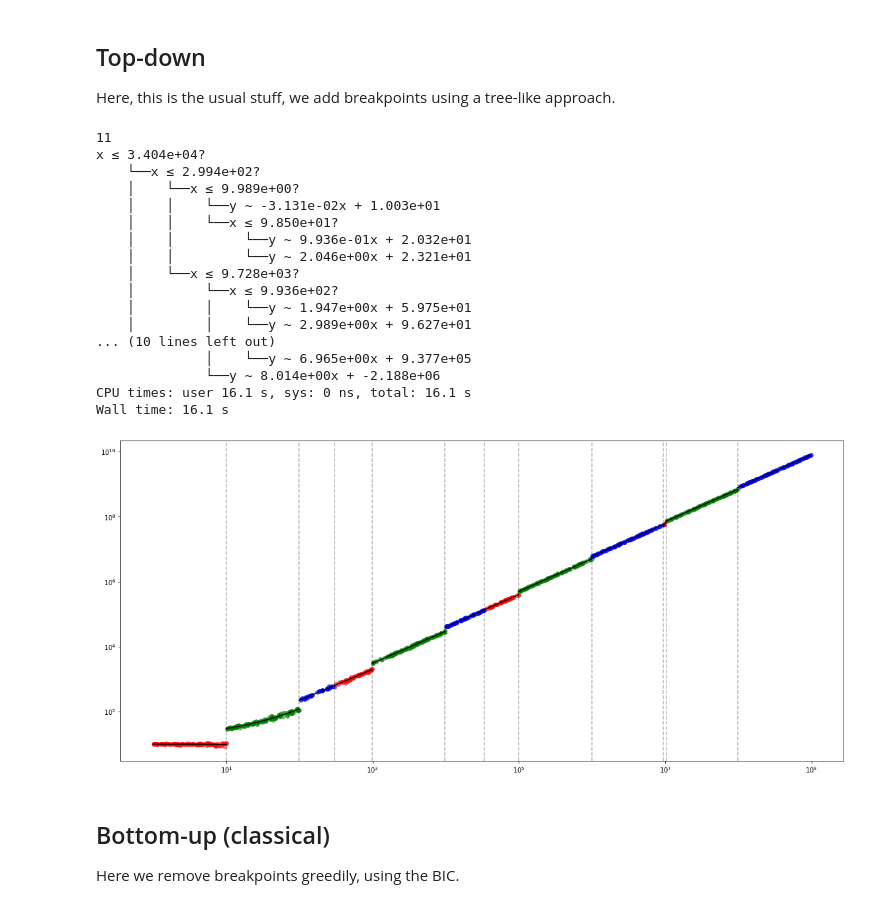
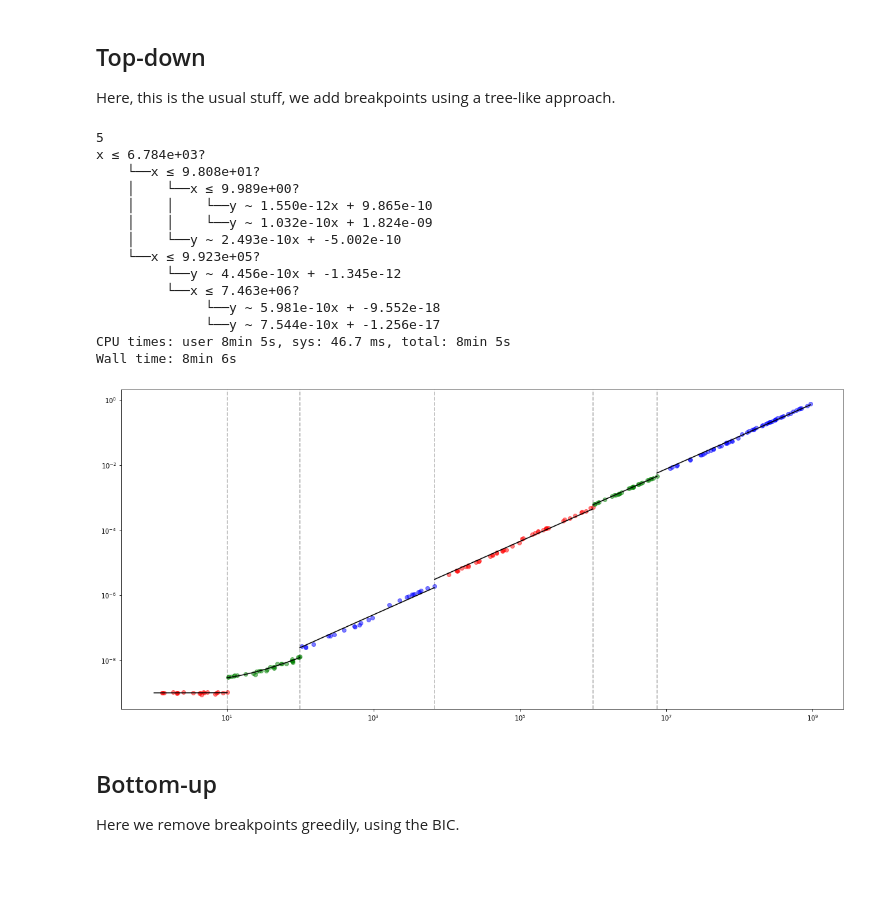
Before and after one commit to Ezibenroc/pycewise, a Jupyter notebook: log_data.ipynb, the cells around one changed output. Saved outputs shown, nothing was run; the diff lists cells and outputs as text; code cells hidden in the pictures; blank space fills up the shorter version.

Commit message:
Run the notebook with the new log regression

```diff
--- a/log_data.ipynb
+++ b/log_data.ipynb
@@ -17,7 +17,7 @@ print(__git_version__)
 min_x = 1
 max_x = 1e9
 nb_breakpoints = 6
-size = 1000
+size = 200
 numpy.random.seed(27)
 #breakpoints = list(sorted(numpy.exp(numpy.random.uniform(numpy.log(min_x), numpy.log(max_x), nb_breakpoints))))
 breakpoints = [10**n for n in range(1, 9)]
@@ -30,15 +30,15 @@ for i, x in enumerate(x_list):
     if x > tmp_break[interval_idx]:
         interval_idx += 1
     assert x <= tmp_break[interval_idx]
-    slope = interval_idx
-    intercept = (interval_idx+1)*10
+    slope = interval_idx*1e-10
+    intercept = (interval_idx+1)*10*1e-10
     y_list.append(x*slope + intercept)
 dataset = list(zip(x_list, y_list))
 # %% [output]
 Breakpoints: [10, 100, 1000, 10000, 100000, 1000000, 10000000, 100000000]
 # %%
 sigma = 0.1
-noisy_dataset = [(x, y+numpy.random.normal(scale=sigma)*x) for x, y in dataset]
+noisy_dataset = [(x, y+numpy.random.normal(scale=sigma)*x*1e-10) for x, y in dataset]
 x = [t[0] for t in noisy_dataset]
 x = numpy.array(x)
 y = [t[1] for t in noisy_dataset]
@@ -49,31 +49,28 @@ y = numpy.array(y)
 Here, this is the usual stuff, we add breakpoints using a tree-like approach.
 # %%
 %%time
-reg = compute_regression(x, y, mode='weighted')
+reg = compute_regression(x, y, mode='log')
 print(len(reg.breakpoints))
 print(reg)
 reg.plot_dataset(log=True)
 # %% [output]
-11
-x ≤ 3.404e+04?
-    └──x ≤ 2.994e+02?
+5
+x ≤ 6.784e+03?
+    └──x ≤ 9.808e+01?
     │    └──x ≤ 9.989e+00?
-    │    │    └──y ~ -3.131e-02x + 1.003e+01
-    │    │    └──x ≤ 9.850e+01?
-    │    │         └──y ~ 9.936e-01x + 2.032e+01
-    │    │         └──y ~ 2.046e+00x + 2.321e+01
-    │    └──x ≤ 9.728e+03?
-    │         └──x ≤ 9.936e+02?
-    │         │    └──y ~ 1.947e+00x + 5.975e+01
-    │         │    └──y ~ 2.989e+00x + 9.627e+01
-... (10 lines left out)
-              │    └──y ~ 6.965e+00x + 9.377e+05
-              └──y ~ 8.014e+00x + -2.188e+06
-CPU times: user 16.1 s, sys: 0 ns, total: 16.1 s
-Wall time: 16.1 s
+    │    │    └──y ~ 1.550e-12x + 9.865e-10
+    │    │    └──y ~ 1.032e-10x + 1.824e-09
+    │    └──y ~ 2.493e-10x + -5.002e-10
+    └──x ≤ 9.923e+05?
+         └──y ~ 4.456e-10x + -1.345e-12
+         └──x ≤ 7.463e+06?
+              └──y ~ 5.981e-10x + -9.552e-18
+              └──y ~ 7.544e-10x + -1.256e-17
+CPU times: user 8min 5s, sys: 46.7 ms, total: 8min 5s
+Wall time: 8min 6s
-[figure, old version]
+[figure, new version]
 # %% [markdown]
-## Bottom-up (classical)
+## Bottom-up
 
 Here we remove breakpoints greedily, using the BIC.
 # %%
```
Also changed, not shown: parts of 8 cells of this notebook.
